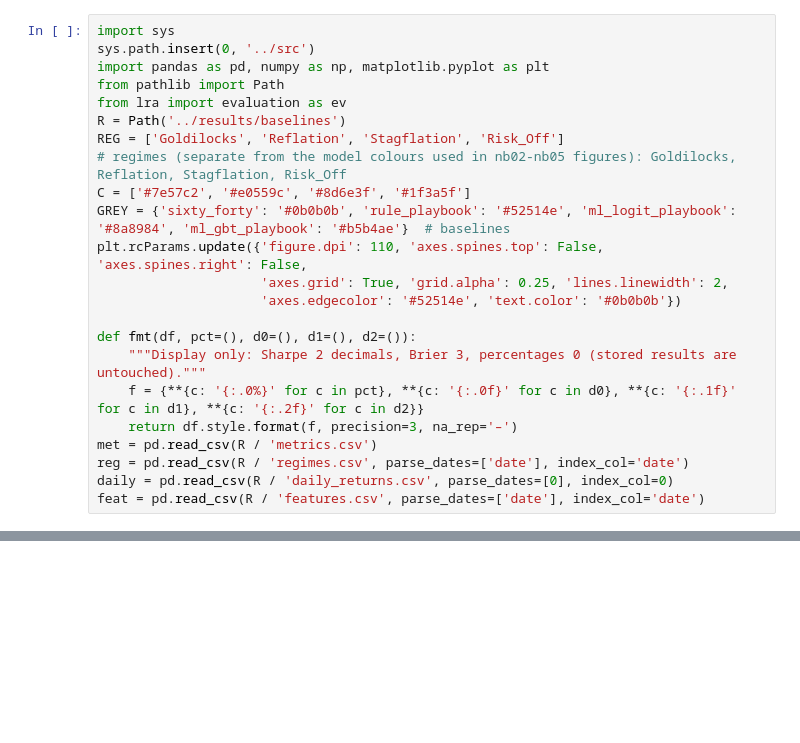
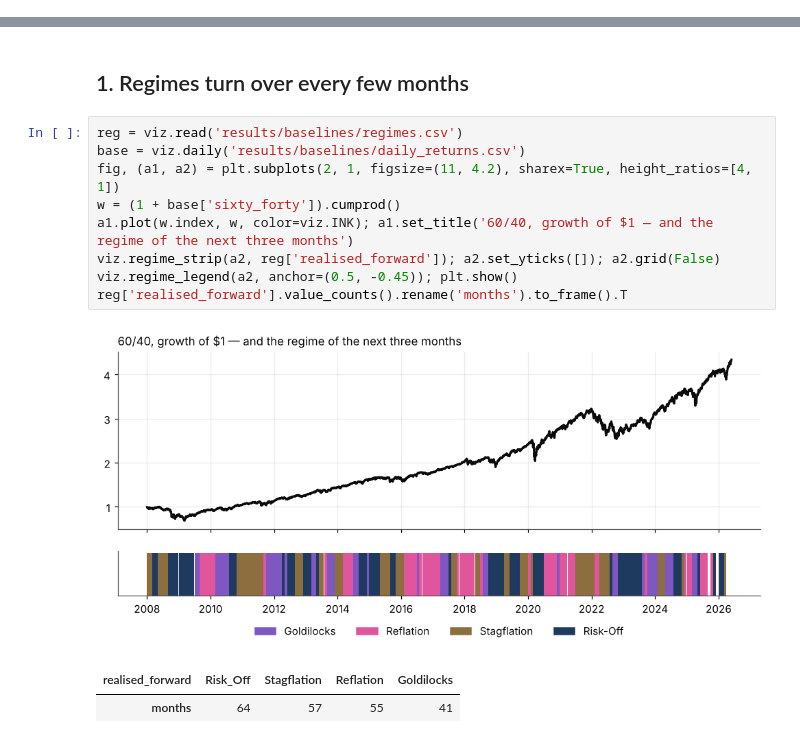
Before and after one commit to FranQuant/llm-regime-allocator, a Jupyter notebook: notebooks/nb01_data_and_baselines.ipynb, the cells around one changed output, grey strips where cells are left out. Saved outputs shown, nothing was run; the diff lists cells and outputs as text; blank space fills up the shorter version.

```diff
--- a/notebooks/nb01_data_and_baselines.ipynb
+++ b/notebooks/nb01_data_and_baselines.ipynb
@@ -34,23 +18,0 @@ Uniform scores a Brier of 0.750 and a log-loss of $\ln 4=1.386$; lower is better
-# %%
-import sys
-sys.path.insert(0, '../src')
-import pandas as pd, numpy as np, matplotlib.pyplot as plt
-from pathlib import Path
-from lra import evaluation as ev
-R = Path('../results/baselines')
-REG = ['Goldilocks', 'Reflation', 'Stagflation', 'Risk_Off']
-# regimes (separate from the model colours used in nb02-nb05 figures): Goldilocks, Reflation, Stagflation, Risk_Off
-C = ['#7e57c2', '#e0559c', '#8d6e3f', '#1f3a5f']
-GREY = {'sixty_forty': '#0b0b0b', 'rule_playbook': '#52514e', 'ml_logit_playbook': '#8a8984', 'ml_gbt_playbook': '#b5b4ae'}  # baselines
-plt.rcParams.update({'figure.dpi': 110, 'axes.spines.top': False, 'axes.spines.right': False,
-                     'axes.grid': True, 'grid.alpha': 0.25, 'lines.linewidth': 2,
-                     'axes.edgecolor': '#52514e', 'text.color': '#0b0b0b'})
-
-def fmt(df, pct=(), d0=(), d1=(), d2=()):
-    """Display only: Sharpe 2 decimals, Brier 3, percentages 0 (stored results are untouched)."""
-    f = {**{c: '{:.0%}' for c in pct}, **{c: '{:.0f}' for c in d0}, **{c: '{:.1f}' for c in d1}, **{c: '{:.2f}' for c in d2}}
-    return df.style.format(f, precision=3, na_rep='–')
-met = pd.read_csv(R / 'metrics.csv')
-reg = pd.read_csv(R / 'regimes.csv', parse_dates=['date'], index_col='date')
-daily = pd.read_csv(R / 'daily_returns.csv', parse_dates=[0], index_col=0)
-feat = pd.read_csv(R / 'features.csv', parse_dates=['date'], index_col='date')
@@ -124,0 +31,15 @@ print(f'{len(y)} labelled months'); fmt(scores, pct=['hit_rate'])
+# %% [markdown]
+## 1. Regimes turn over every few months
+# %%
+reg = viz.read('results/baselines/regimes.csv')
+base = viz.daily('results/baselines/daily_returns.csv')
+fig, (a1, a2) = plt.subplots(2, 1, figsize=(11, 4.2), sharex=True, height_ratios=[4, 1])
+w = (1 + base['sixty_forty']).cumprod()
+a1.plot(w.index, w, color=viz.INK); a1.set_title('60/40, growth of $1 — and the regime of the next three months')
+viz.regime_strip(a2, reg['realised_forward']); a2.set_yticks([]); a2.grid(False)
+viz.regime_legend(a2, anchor=(0.5, -0.45)); plt.show()
+reg['realised_forward'].value_counts().rename('months').to_frame().T
+# %% [output]
+[figure, added]
+| realised_forward | Risk_Off | Stagflation | Reflation | Goldilocks |
+| months | 64 | 57 | 55 | 41 |
```
Also changed, not shown: parts of 27 cells of this notebook, 14 other files.
